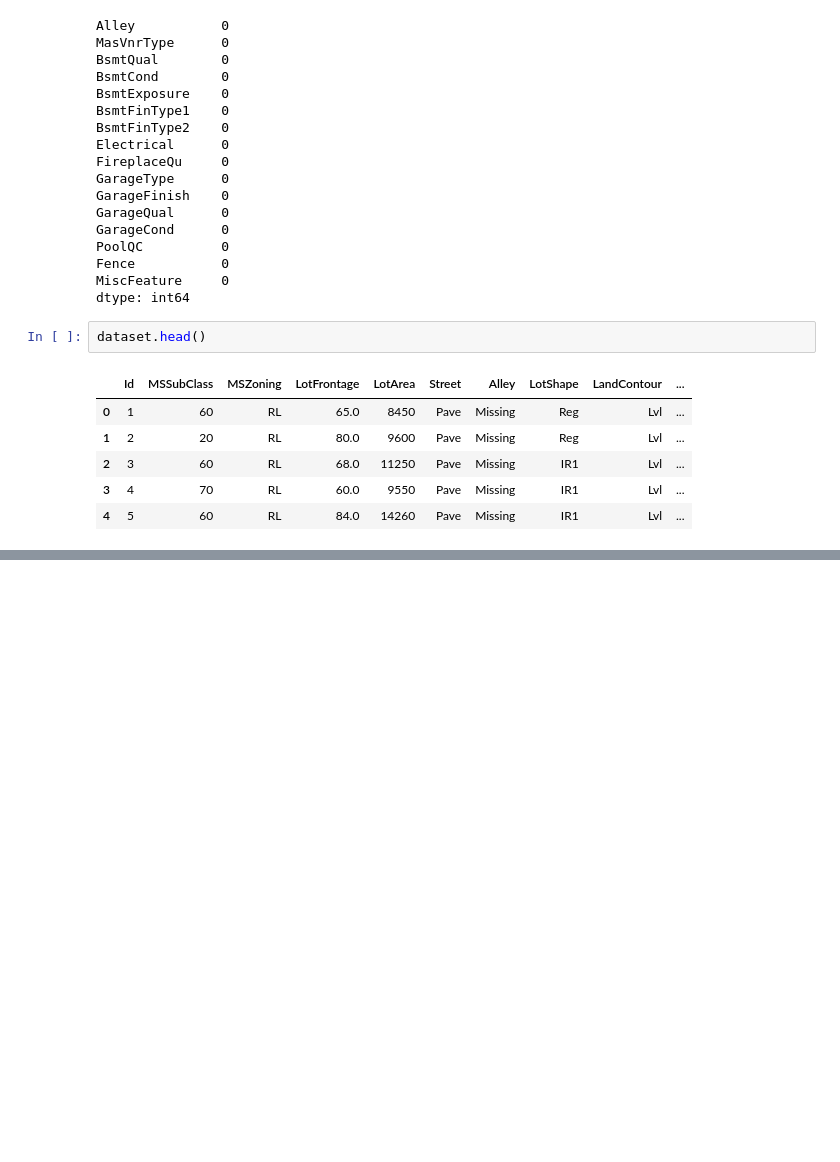
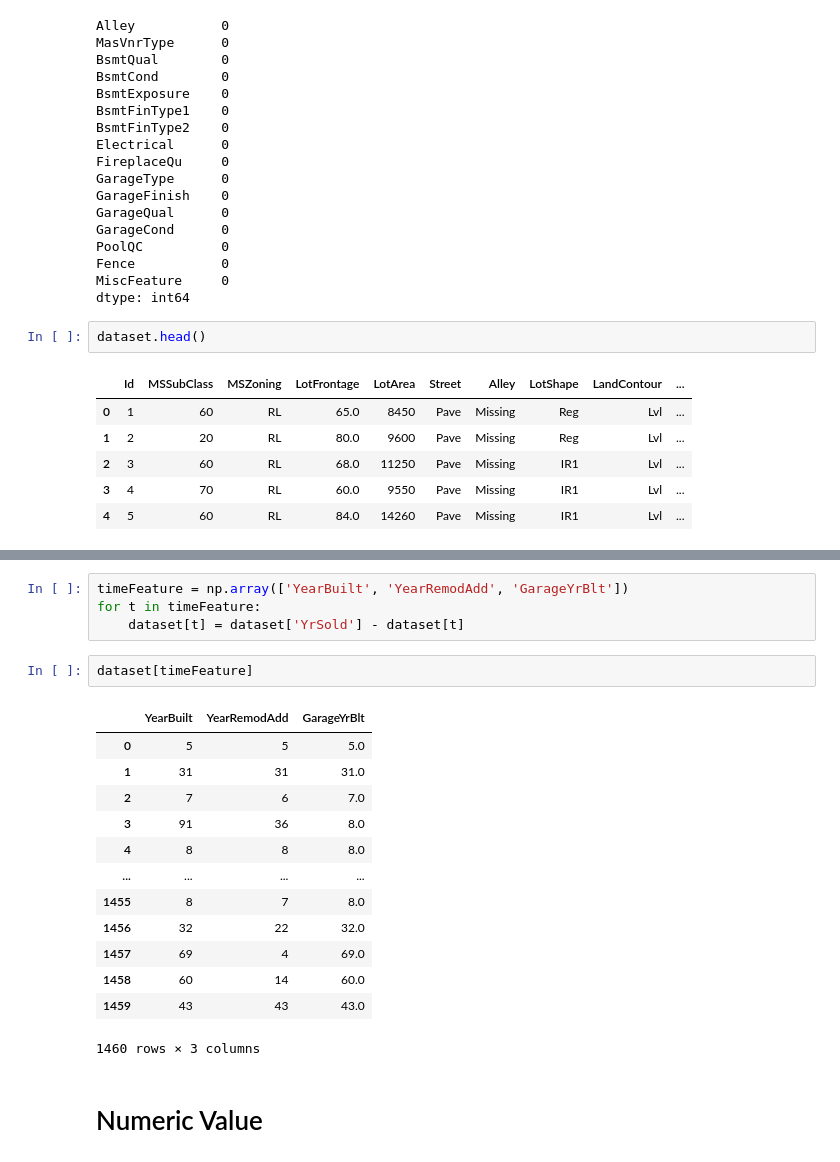
Before and after one commit to Md-Nur/House-Prices---Advanced-Regression-Techniques, a Jupyter notebook: featureEngineering.ipynb, the cells around one changed output, grey strips where cells are left out. Drawn from its saved outputs; the diff is of its cells as text; blank space fills up the shorter version.

Commit message:
Feature enginering continue in numerical value

```diff
--- a/featureEngineering.ipynb
+++ b/featureEngineering.ipynb
@@ -89,0 +120,22 @@ dataset.head()
+# %%
+timeFeature = np.array(['YearBuilt', 'YearRemodAdd', 'GarageYrBlt'])
+for t in timeFeature:
+    dataset[t] = dataset['YrSold'] - dataset[t]
+# %%
+dataset[timeFeature]
+# %% [output]
+|  | YearBuilt | YearRemodAdd | GarageYrBlt |
+| 0 | 5 | 5 | 5.0 |
+| 1 | 31 | 31 | 31.0 |
+| 2 | 7 | 6 | 7.0 |
+| 3 | 91 | 36 | 8.0 |
+| 4 | 8 | 8 | 8.0 |
+| ... | ... | ... | ... |
+| 1455 | 8 | 7 | 8.0 |
+| 1456 | 32 | 22 | 32.0 |
+| 1457 | 69 | 4 | 69.0 |
+| 1458 | 60 | 14 | 60.0 |
+| 1459 | 43 | 43 | 43.0 |
+1460 rows × 3 columns
+# %% [markdown]
+# Numeric Value
```
Also changed, not shown: parts of 9 cells of this notebook.
